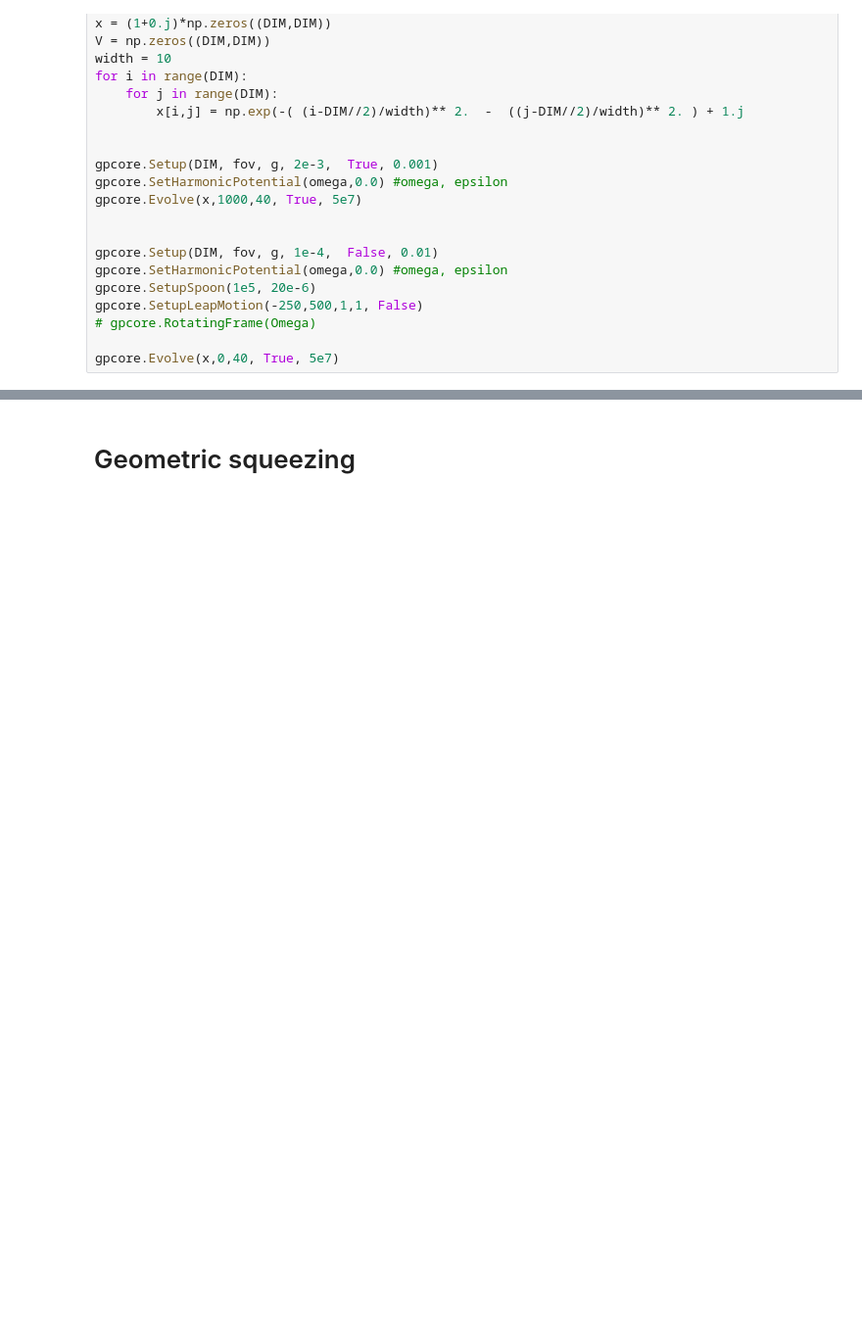
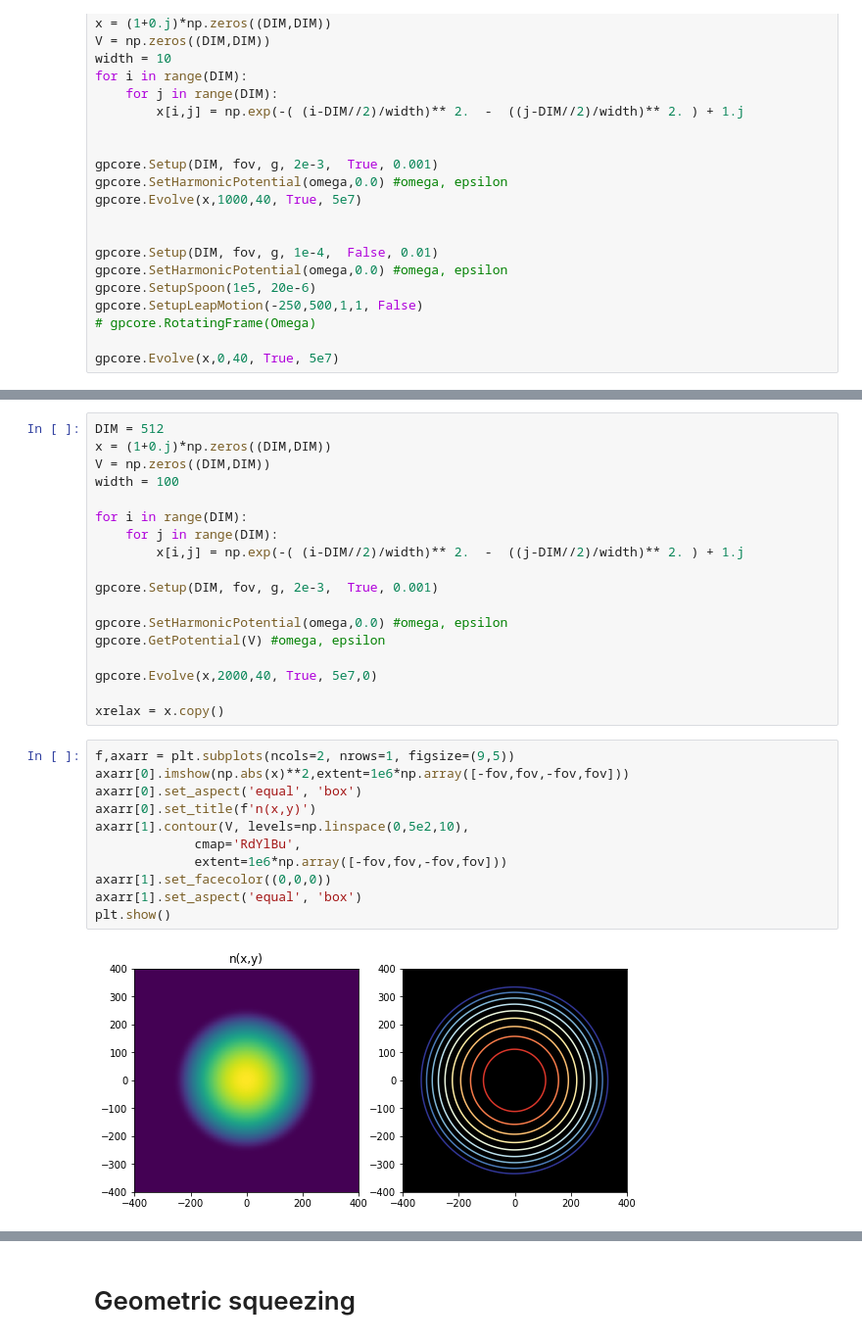
Before and after one commit to biswaroopmukherjee/condensate, a Jupyter notebook: notebooks/gpcore experiments.ipynb, the cells around one changed output, grey strips where cells are left out. Shown at 98% size. Drawn from its saved outputs; the diff is of its cells as text; blank space fills up the shorter version.

```diff
--- a/notebooks/gpcore experiments.ipynb
+++ b/notebooks/gpcore experiments.ipynb
@@ -109,0 +130,31 @@ gpcore.Evolve(x,0,40, True, 5e7)
+# %%
+DIM = 512
+x = (1+0.j)*np.zeros((DIM,DIM))
+V = np.zeros((DIM,DIM))
+width = 100
+
+for i in range(DIM):
+    for j in range(DIM):
+        x[i,j] = np.exp(-( (i-DIM//2)/width)** 2.  -  ((j-DIM//2)/width)** 2. ) + 1.j
+
+gpcore.Setup(DIM, fov, g, 2e-3,  True, 0.001)
+
+gpcore.SetHarmonicPotential(omega,0.0) #omega, epsilon
+gpcore.GetPotential(V) #omega, epsilon
+
+gpcore.Evolve(x,2000,40, True, 5e7,0)
+
+xrelax = x.copy()
+# %%
+f,axarr = plt.subplots(ncols=2, nrows=1, figsize=(9,5))
+axarr[0].imshow(np.abs(x)**2,extent=1e6*np.array([-fov,fov,-fov,fov]))
+axarr[0].set_aspect('equal', 'box')
+axarr[0].set_title(f'n(x,y)')
+axarr[1].contour(V, levels=np.linspace(0,5e2,10),
+             cmap='RdYlBu',
+             extent=1e6*np.array([-fov,fov,-fov,fov]))
+axarr[1].set_facecolor((0,0,0))
+axarr[1].set_aspect('equal', 'box')
+plt.show()
+# %% [output]
+[figure, added]
```
Also changed, not shown: parts of 21 cells of this notebook, 5 other files.
